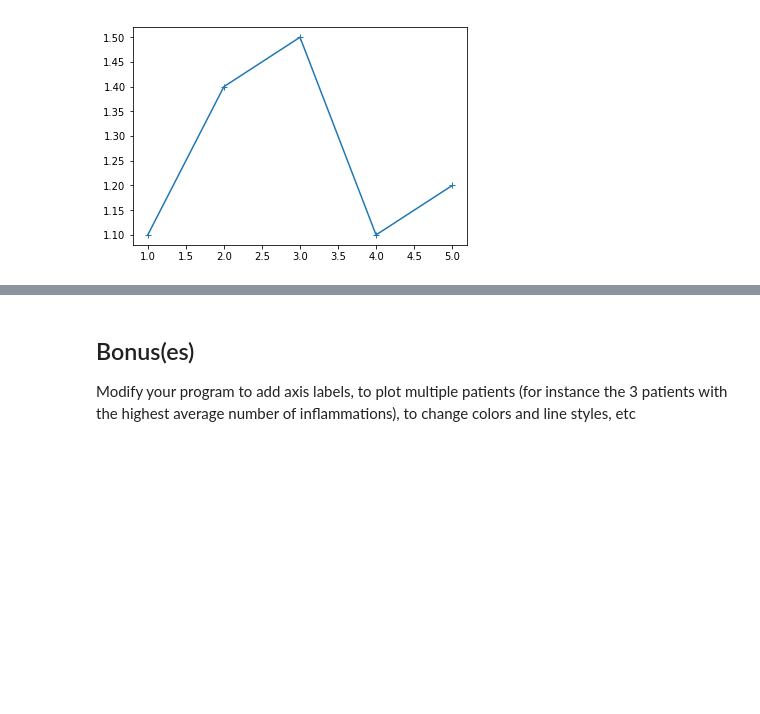
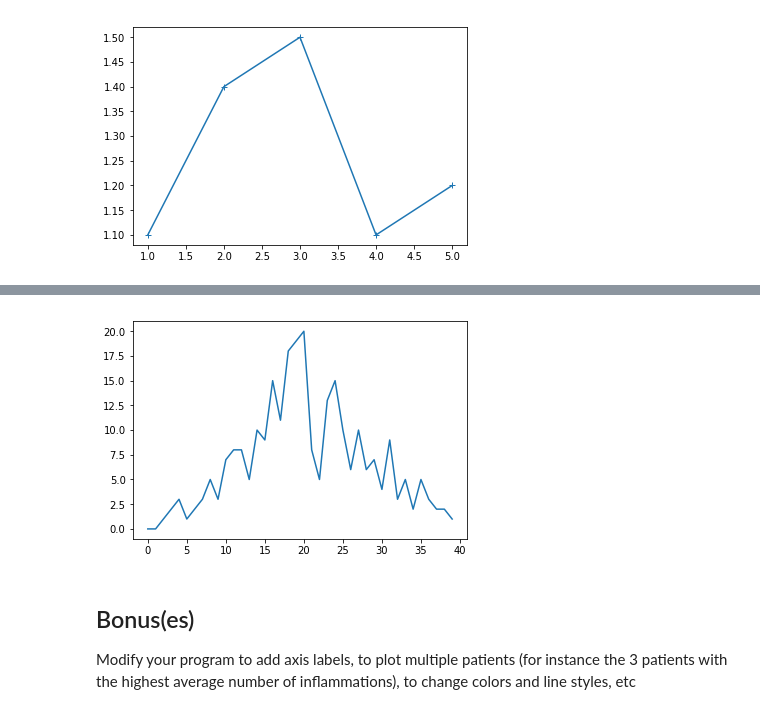
Before and after one commit to glatard/intro-data-analysis-python, a Jupyter notebook: Lecture5.ipynb, the cells around one changed output, grey strips where cells are left out. Cells and saved outputs as stored; diff of their text form; code cells hidden in the pictures; blank space fills up the shorter version.

```diff
--- a/Lecture5.ipynb
+++ b/Lecture5.ipynb
@@ -162,3 +197,8 @@ plt.show()
+# %%
+plt.plot(a[7])
+plt.show()
+# %% [output]
+[figure, added]
 # %% [markdown]
 ## Bonus(es)
 
```
Also changed, not shown: parts of 4 cells of this notebook, 1 other file.
